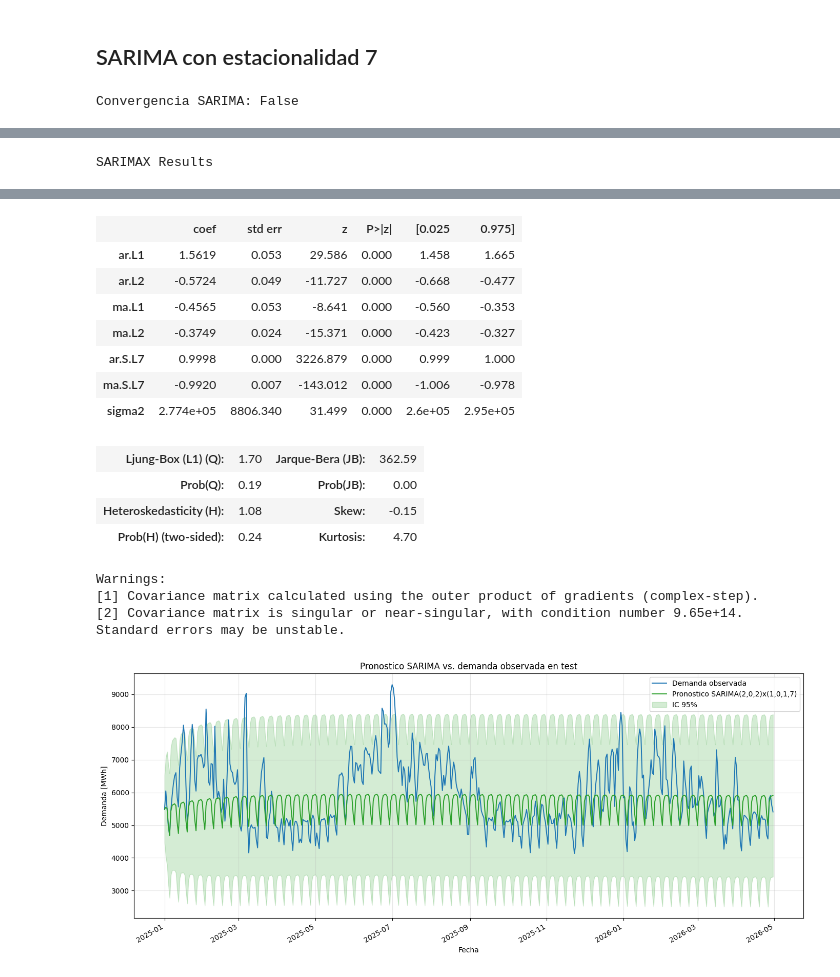
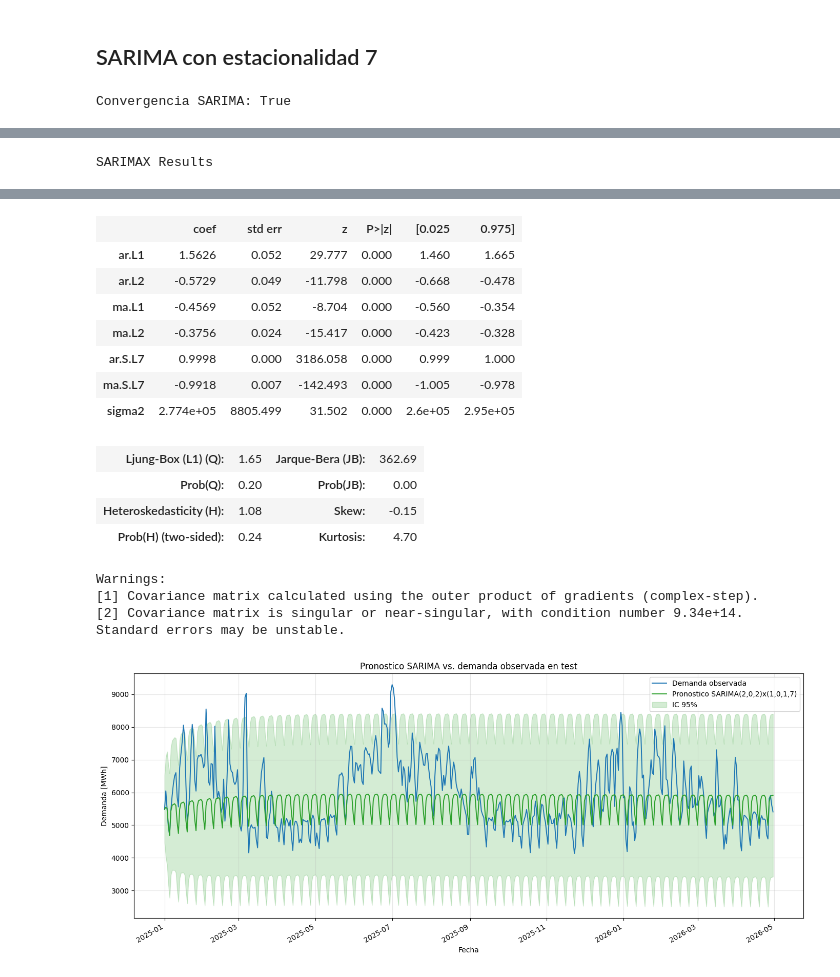
Before and after one commit to joral315/AST1_TF, a Jupyter notebook: notebook_carga_demanda.ipynb, the cells around one changed output, grey strips where cells are left out. Saved outputs shown, nothing was run; the diff lists cells and outputs as text; code cells hidden in the pictures.

```diff
--- a/notebook_carga_demanda.ipynb
+++ b/notebook_carga_demanda.ipynb
@@ -567,7 +675,7 @@ modelo_sarima_202_1017 = SARIMAX(
     enforce_stationarity=False,
     enforce_invertibility=False,
 )
-resultado_sarima_202_1017 = modelo_sarima_202_1017.fit(disp=False)
+resultado_sarima_202_1017 = modelo_sarima_202_1017.fit(disp=False, maxiter=1000)
 
 comparacion_base_sarima = pd.DataFrame(
     [
@@ -594,5 +702,5 @@ print(
 display(comparacion_base_sarima)
 display(resultado_sarima_202_1017.summary())
 # %% [output]
-Convergencia SARIMA: False
+Convergencia SARIMA: True
 |  | modelo | aic | bic | hqic | loglik |
@@ -607,20 +715,20 @@ SARIMAX Results
 |  | - 12-31-2024 |  |  |
 | Covariance Type: | opg |  |  |
 |  | coef | std err | z | P>|z| | [0.025 | 0.975] |
-| ar.L1 | 1.5619 | 0.053 | 29.586 | 0.000 | 1.458 | 1.665 |
-| ar.L2 | -0.5724 | 0.049 | -11.727 | 0.000 | -0.668 | -0.477 |
-| ma.L1 | -0.4565 | 0.053 | -8.641 | 0.000 | -0.560 | -0.353 |
-| ma.L2 | -0.3749 | 0.024 | -15.371 | 0.000 | -0.423 | -0.327 |
-| ar.S.L7 | 0.9998 | 0.000 | 3226.879 | 0.000 | 0.999 | 1.000 |
-| ma.S.L7 | -0.9920 | 0.007 | -143.012 | 0.000 | -1.006 | -0.978 |
-| sigma2 | 2.774e+05 | 8806.340 | 31.499 | 0.000 | 2.6e+05 | 2.95e+05 |
+| ar.L1 | 1.5626 | 0.052 | 29.777 | 0.000 | 1.460 | 1.665 |
+| ar.L2 | -0.5729 | 0.049 | -11.798 | 0.000 | -0.668 | -0.478 |
+| ma.L1 | -0.4569 | 0.052 | -8.704 | 0.000 | -0.560 | -0.354 |
+| ma.L2 | -0.3756 | 0.024 | -15.417 | 0.000 | -0.423 | -0.328 |
+| ar.S.L7 | 0.9998 | 0.000 | 3186.058 | 0.000 | 0.999 | 1.000 |
+| ma.S.L7 | -0.9918 | 0.007 | -142.493 | 0.000 | -1.005 | -0.978 |
+| sigma2 | 2.774e+05 | 8805.499 | 31.502 | 0.000 | 2.6e+05 | 2.95e+05 |
-| Ljung-Box (L1) (Q): | 1.70 | Jarque-Bera (JB): | 362.59 |
-| Prob(Q): | 0.19 | Prob(JB): | 0.00 |
+| Ljung-Box (L1) (Q): | 1.65 | Jarque-Bera (JB): | 362.69 |
+| Prob(Q): | 0.20 | Prob(JB): | 0.00 |
 | Heteroskedasticity (H): | 1.08 | Skew: | -0.15 |
 | Prob(H) (two-sided): | 0.24 | Kurtosis: | 4.70 |
 Warnings:
 [1] Covariance matrix calculated using the outer product of gradients (complex-step).
-[2] Covariance matrix is singular or near-singular, with condition number 9.65e+14. Standard errors may be unstable.
+[2] Covariance matrix is singular or near-singular, with condition number 9.34e+14. Standard errors may be unstable.
 # %%
 pronostico_sarima_202_1017 = resultado_sarima_202_1017.get_forecast(steps=len(demanda_test))
 media_pronosticada_sarima_202_1017 = pronostico_sarima_202_1017.predicted_mean
```
Also changed, not shown: parts of 16 cells of this notebook.
